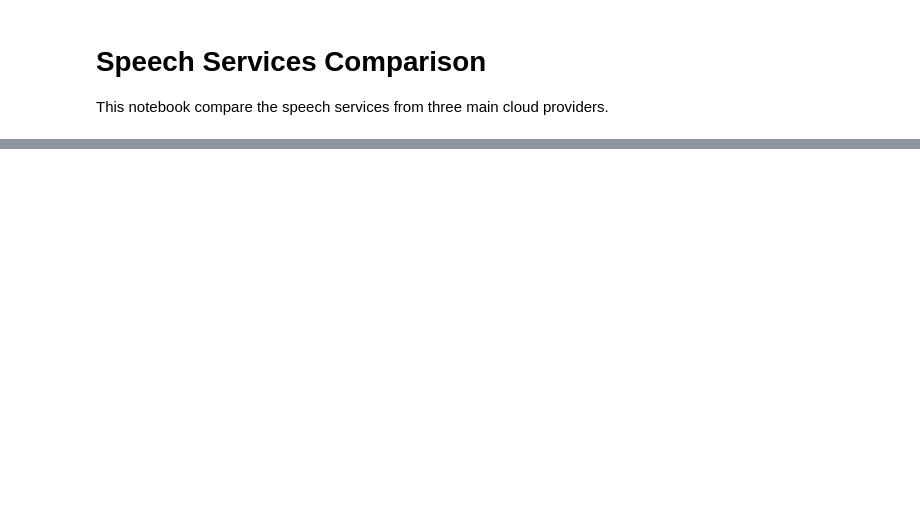
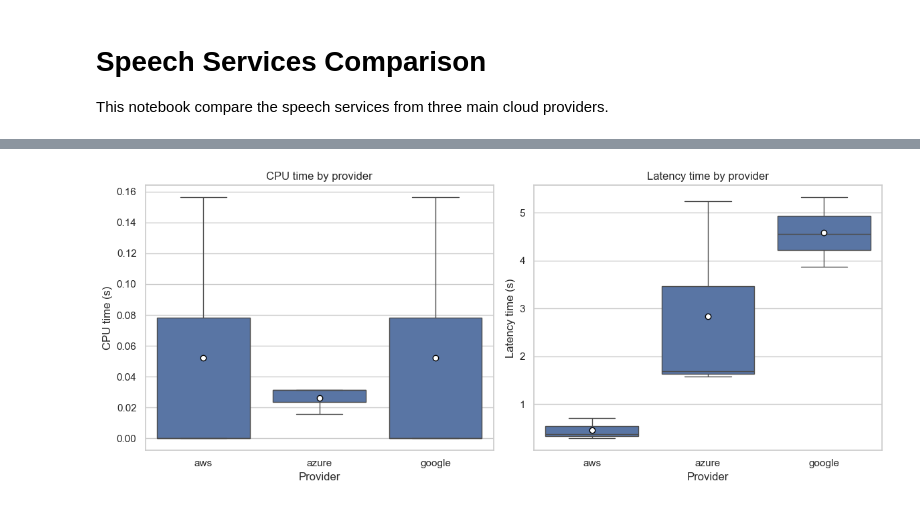
Before and after one commit to jonasluz/DIA.X540.cloud-ai, a Jupyter notebook: Project#2/Speech.ipynb, the cells around one changed output, grey strips where cells are left out. Cells and saved outputs as stored; diff of their text form; code cells hidden in the pictures; blank space fills up the shorter version.

```diff
--- a/Project#2/Speech.ipynb
+++ b/Project#2/Speech.ipynb
@@ -44,0 +68,16 @@ Audio content written to file: google_speech_output.mp3
+# %%
+df_results = pd.DataFrame()
+
+for i in df_speeches.itertuples(index=False):
+    try:
+        text_to_speak = df_speeches.loc[i.id]["speech"]
+        df_tmp = measuring_call_for_all_providers(i.id, text_to_speak)
+
+        time.sleep(1)  # To avoid hitting rate limits
+        df_results = pd.concat([df_results, df_tmp], ignore_index=True)
+
+    except Exception as e:
+        print(f"Error processing id {i.id}: {e}")
+        continue
+
+df_results
@@ -44,0 +105,3 @@ Audio content written to file: google_speech_output.mp3
+# %%
+df_results['latency_time'] = df_results['wall_time'] - df_results['cpu_time']
+df_results
@@ -44,0 +137,44 @@ Audio content written to file: google_speech_output.mp3
+# %%
+# Boxplots of CPU and Latency times grouped by provider
+
+# Ensure required columns exist
+required_cols = {"provider", "cpu_time", "latency_time"}
+missing = required_cols - set(df_results.columns)
+if missing:
+    raise ValueError(f"df_results is missing required columns: {missing}")
+
+# Set a clean theme
+sns.set_theme(style="whitegrid")
+
+fig, axes = plt.subplots(1, 2, figsize=(12, 5))
+
+# CPU time boxplot
+sns.boxplot(
+    data=df_results,
+    x="provider",
+    y="cpu_time",
+    ax=axes[0],
+    showmeans=True,
+    meanprops={"marker": "o", "markerfacecolor": "white", "markeredgecolor": "black", "markersize": 6},
+)
+axes[0].set_title("CPU time by provider")
+axes[0].set_xlabel("Provider")
+axes[0].set_ylabel("CPU time (s)")
+
+# Latency time boxplot
+sns.boxplot(
+    data=df_results,
+    x="provider",
+    y="latency_time",
+    ax=axes[1],
+    showmeans=True,
+    meanprops={"marker": "o", "markerfacecolor": "white", "markeredgecolor": "black", "markersize": 6},
+)
+axes[1].set_title("Latency time by provider")
+axes[1].set_xlabel("Provider")
+axes[1].set_ylabel("Latency time (s)")
+
+plt.tight_layout()
+plt.show()
+# %% [output]
+[figure, added]
```
Also changed, not shown: parts of 16 cells of this notebook, 3 other files.
